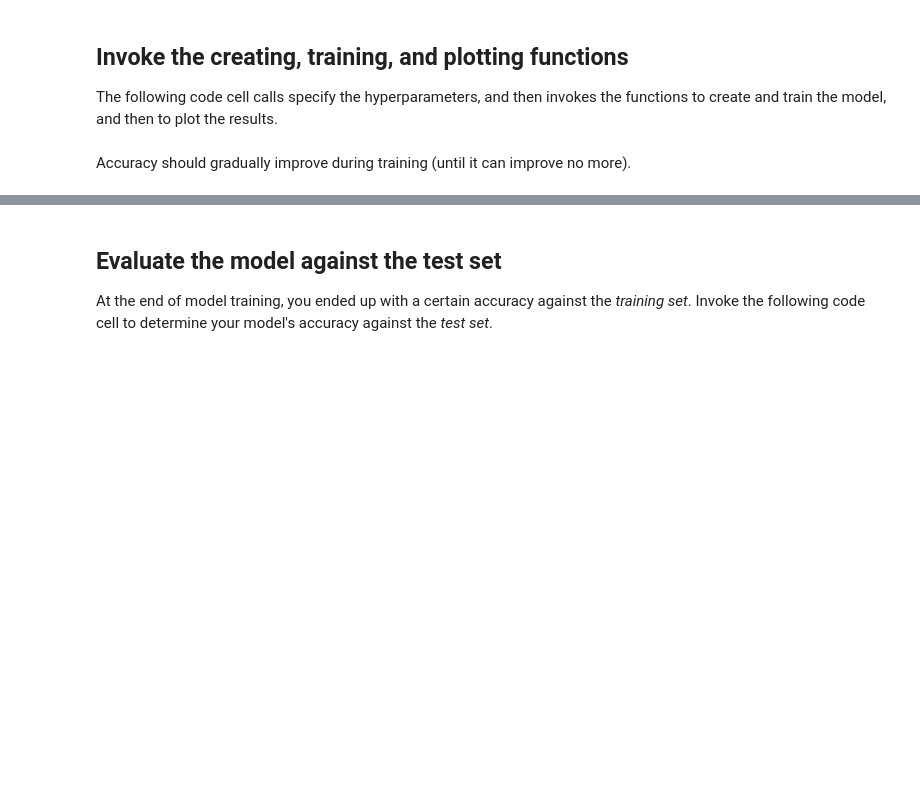
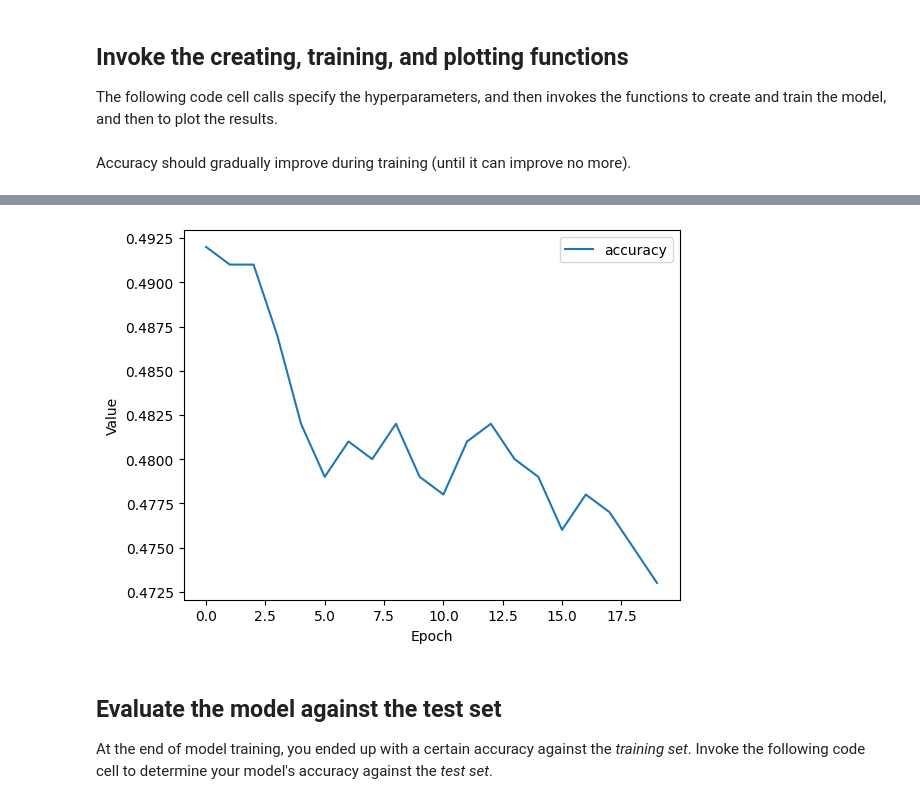
Before and after one commit to sentongo-web/TF-PRACTICE, a Jupyter notebook: Binary_Classification.ipynb, the cells around one changed output, grey strips where cells are left out. Saved outputs shown, nothing was run; the diff lists cells and outputs as text; code cells hidden in the pictures; blank space fills up the shorter version.

```diff
--- a/Binary_Classification.ipynb
+++ b/Binary_Classification.ipynb
@@ -261,3 +235,102 @@ plot_curve(epochs, hist, list_of_metrics_to_plot)
 # %% [markdown]
 Accuracy should gradually improve during training (until it can
 improve no more).
+# %%
+import tensorflow as tf
+from tensorflow.keras import layers
+import numpy as np
+import pandas as pd
+import matplotlib.pyplot as plt
+
+def create_model(my_inputs, my_learning_rate, METRICS):
+    # Use a Concatenate layer to concatenate the input layers into a single tensor.
+    concatenated_inputs = tf.keras.layers.Concatenate()(list(my_inputs.values()))
+    dense = layers.Dense(units=1, name='dense_layer', activation=tf.sigmoid)
+    dense_output = dense(concatenated_inputs)
+
+    # Create the model
+    model = tf.keras.Model(inputs=my_inputs, outputs=dense_output)
+
+    # Compile the model
+    model.compile(optimizer=tf.keras.optimizers.Adam(learning_rate=my_learning_rate),
+                  loss='binary_crossentropy',
+                  metrics=METRICS)
+
+    return model
+
+def train_model(model, dataset, label_name, epochs, batch_size):
+    features = {name:np.array(value) for name, value in dataset.items()}
+    label = np.array(features.pop(label_name)) # isolate the label
+
+    history = model.fit(x=features, y=label, batch_size=batch_size, epochs=epochs)
+
+    epochs = history.epoch
+    hist = pd.DataFrame(history.history)
+
+    return epochs, hist
+
+def plot_curve(epochs, hist, list_of_metrics):
+    plt.figure()
+    plt.xlabel("Epoch")
+    plt.ylabel("Value")
+
+    for m in list_of_metrics:
+        x = hist[m]
+        plt.plot(epochs, x, label=m)
+
+    plt.legend()
+    plt.show()
+
+# The following variables are the hyperparameters.
+learning_rate = 0.001
+epochs = 20
+batch_size = 100
+label_name = "median_house_value_is_high"
+classification_threshold = 0.35
+
+# Establish the metrics the model will measure.
+METRICS = [
+           tf.keras.metrics.BinaryAccuracy(name='accuracy', threshold=classification_threshold),
+          ]
+
+# Define input layers using actual feature names from your dataset
+inputs = {
+    'longitude': tf.keras.Input(shape=(1,), name='longitude'),
+    'latitude': tf.keras.Input(shape=(1,), name='latitude'),
+    'housing_median_age': tf.keras.Input(shape=(1,), name='housing_median_age'),
+    'total_rooms': tf.keras.Input(shape=(1,), name='total_rooms'),
+    'total_bedrooms': tf.keras.Input(shape=(1,), name='total_bedrooms'),
+    'population': tf.keras.Input(shape=(1,), name='population'),
+    'households': tf.keras.Input(shape=(1,), name='households'),
+    'median_income': tf.keras.Input(shape=(1,), name='median_income'),
+}
+
+# Establish the model's topography.
+my_model = create_model(inputs, learning_rate, METRICS)
+
+# To view a PNG of this model's layers, uncomment the call to
+# `tf.keras.utils.plot_model` below. After running this code cell, click
+# the file folder on the left, then the `my_classification_model.png` file.
+# tf.keras.utils.plot_model(my_model, "my_classification_model.png")
+
+# Assuming train_df_norm is your preprocessed DataFrame
+train_df_norm = {
+    'longitude': np.random.rand(1000),
+    'latitude': np.random.rand(1000),
+    'housing_median_age': np.random.rand(1000),
+    'total_rooms': np.random.rand(1000),
+    'total_bedrooms': np.random.rand(1000),
+    'population': np.random.rand(1000),
+    'households': np.random.rand(1000),
+    'median_income': np.random.rand(1000),
+    'median_house_value_is_high': np.random.randint(0, 2, 1000),
+}
+
+# Train the model on the training set.
+epochs, hist = train_model(my_model, train_df_norm, label_name, epochs, batch_size)
+
+# Plot a graph of the metric(s) vs. epochs.
+list_of_metrics_to_plot = ['accuracy']
+
+plot_curve(epochs, hist, list_of_metrics_to_plot)
+# %% [output]
@@ -264,3 +354,4 @@ improve no more).
+[figure, added]
 # %% [markdown]
 ## Evaluate the model against the test set
 
```
Also changed, not shown: parts of 11 cells of this notebook.
